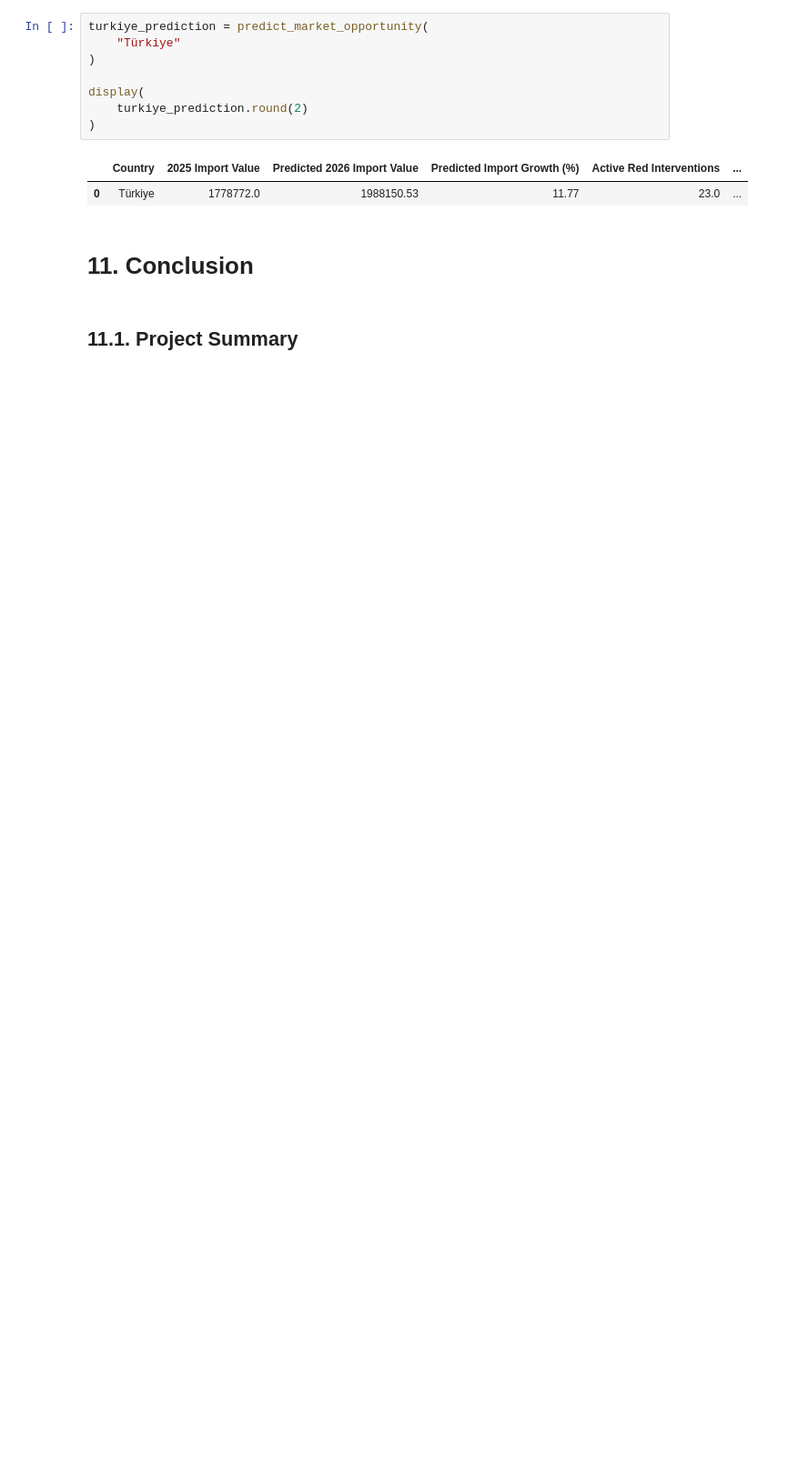
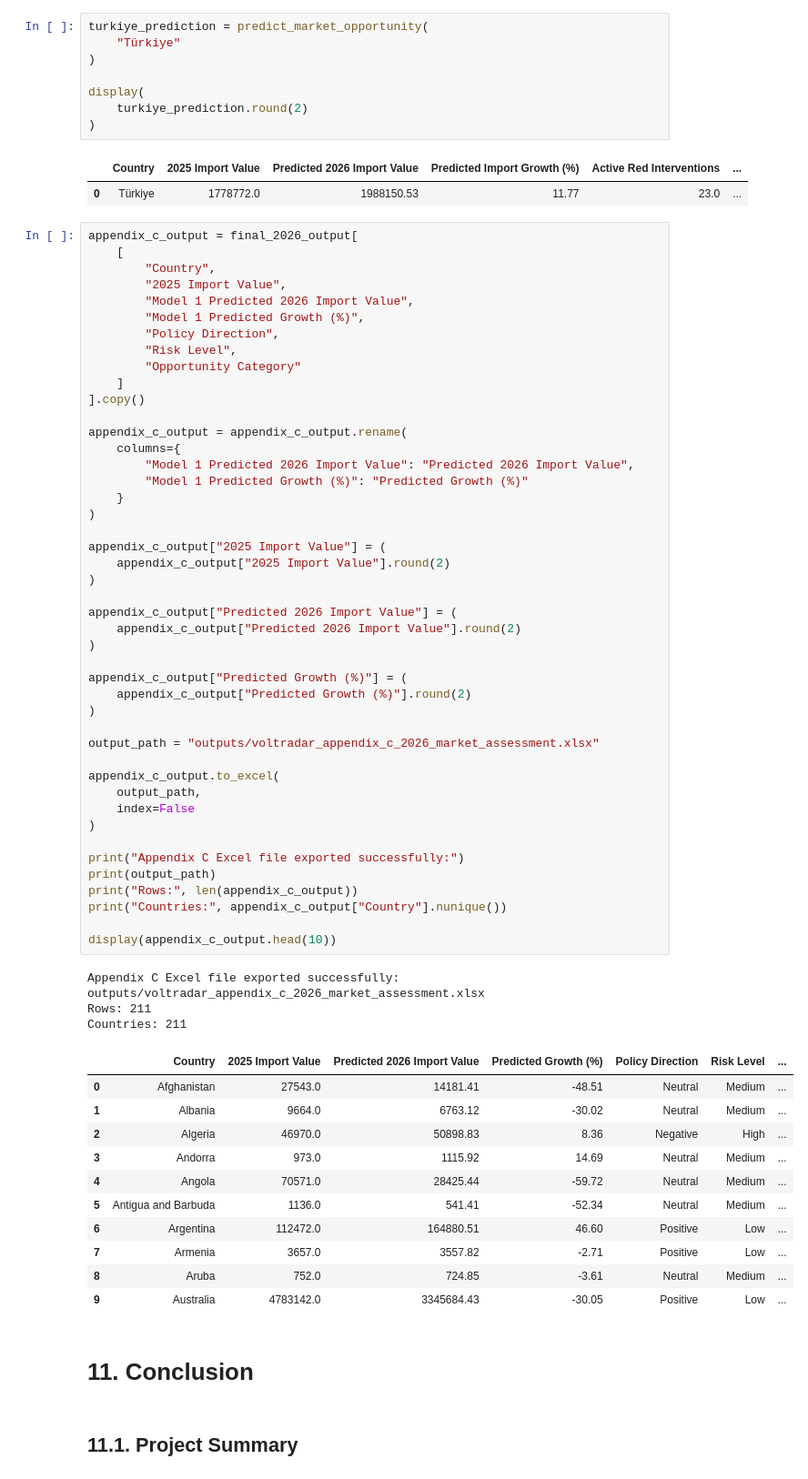
Before and after one commit to atessberfin/voltradar, a Jupyter notebook: notebooks/VoltRadar_Masters_Thesis.ipynb, the cells around one changed output. Shown at 91% size. Saved outputs shown, nothing was run; the diff lists cells and outputs as text; blank space fills up the shorter version.

Commit message:
Add Appendix C formatted 2026 market assessment

```diff
--- a/notebooks/VoltRadar_Masters_Thesis.ipynb
+++ b/notebooks/VoltRadar_Masters_Thesis.ipynb
@@ -5960,6 +5960,67 @@ display(
 # %% [output]
 |  | Country | 2025 Import Value | Predicted 2026 Import Value | Predicted Import Growth (%) | Active Red Interventions | ... |
 | 0 | Türkiye | 1778772.0 | 1988150.53 | 11.77 | 23.0 | ... |
+# %%
+appendix_c_output = final_2026_output[
+    [
+        "Country",
+        "2025 Import Value",
+        "Model 1 Predicted 2026 Import Value",
+        "Model 1 Predicted Growth (%)",
+        "Policy Direction",
+        "Risk Level",
+        "Opportunity Category"
+    ]
+].copy()
+
+appendix_c_output = appendix_c_output.rename(
+    columns={
+        "Model 1 Predicted 2026 Import Value": "Predicted 2026 Import Value",
+        "Model 1 Predicted Growth (%)": "Predicted Growth (%)"
+    }
+)
+
+appendix_c_output["2025 Import Value"] = (
+    appendix_c_output["2025 Import Value"].round(2)
+)
+
+appendix_c_output["Predicted 2026 Import Value"] = (
+    appendix_c_output["Predicted 2026 Import Value"].round(2)
+)
+
+appendix_c_output["Predicted Growth (%)"] = (
+    appendix_c_output["Predicted Growth (%)"].round(2)
+)
+
+output_path = "outputs/voltradar_appendix_c_2026_market_assessment.xlsx"
+
+appendix_c_output.to_excel(
+    output_path,
+    index=False
+)
+
+print("Appendix C Excel file exported successfully:")
+print(output_path)
+print("Rows:", len(appendix_c_output))
+print("Countries:", appendix_c_output["Country"].nunique())
+
+display(appendix_c_output.head(10))
+# %% [output]
+Appendix C Excel file exported successfully:
+outputs/voltradar_appendix_c_2026_market_assessment.xlsx
+Rows: 211
+Countries: 211
+|  | Country | 2025 Import Value | Predicted 2026 Import Value | Predicted Growth (%) | Policy Direction | Risk Level | ... |
+| 0 | Afghanistan | 27543.0 | 14181.41 | -48.51 | Neutral | Medium | ... |
+| 1 | Albania | 9664.0 | 6763.12 | -30.02 | Neutral | Medium | ... |
+| 2 | Algeria | 46970.0 | 50898.83 | 8.36 | Negative | High | ... |
+| 3 | Andorra | 973.0 | 1115.92 | 14.69 | Neutral | Medium | ... |
+| 4 | Angola | 70571.0 | 28425.44 | -59.72 | Neutral | Medium | ... |
+| 5 | Antigua and Barbuda | 1136.0 | 541.41 | -52.34 | Neutral | Medium | ... |
+| 6 | Argentina | 112472.0 | 164880.51 | 46.60 | Positive | Low | ... |
+| 7 | Armenia | 3657.0 | 3557.82 | -2.71 | Positive | Low | ... |
+| 8 | Aruba | 752.0 | 724.85 | -3.61 | Neutral | Medium | ... |
+| 9 | Australia | 4783142.0 | 3345684.43 | -30.05 | Positive | Low | ... |
 # %% [markdown]
 # **11. Conclusion**
 # %% [markdown]
```
